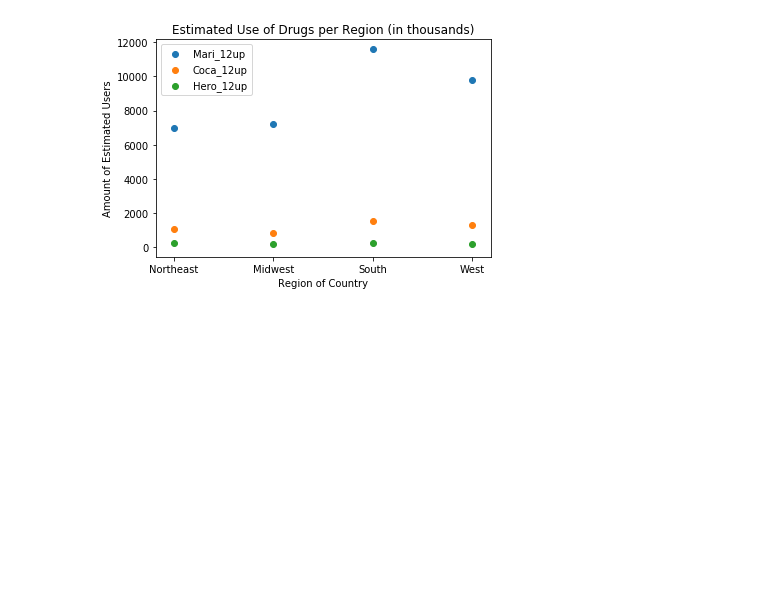
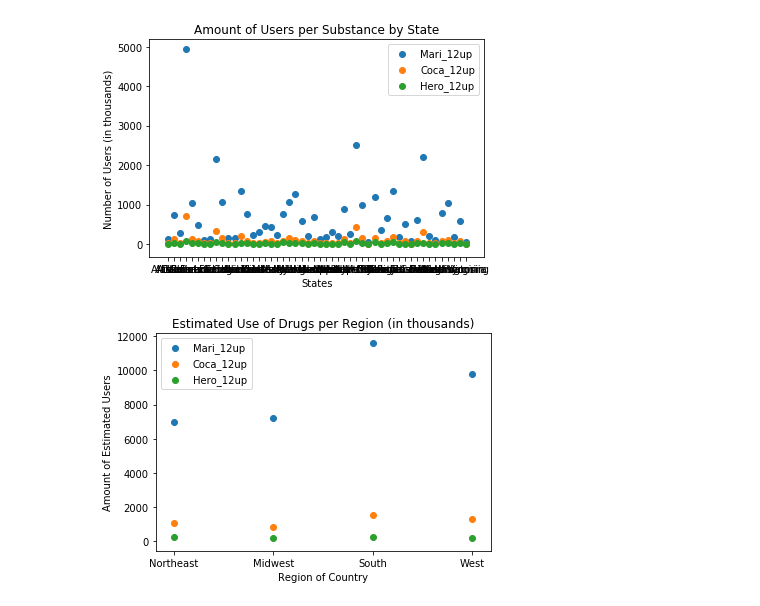
Before and after one commit to AMacLeodd/bootcamp, a Jupyter notebook: Drug_Abuse_in_the_United_States.ipynb, the cells around one changed output. Drawn from its saved outputs; the diff is of its cells as text; code cells hidden in the pictures; blank space fills up the shorter version.

```diff
--- a/Drug_Abuse_in_the_United_States.ipynb
+++ b/Drug_Abuse_in_the_United_States.ipynb
@@ -216,5 +215,18 @@ Warnings:
 [1] Standard Errors assume that the covariance matrix of the errors is correctly specified.
 [2] The condition number is large, 1.43e+03. This might indicate that there are
 strong multicollinearity or other numerical problems.
+# %%
+#Additional Graph for interpretation
+all_scat2 = pit.figure()
+pit.scatter(df2["State"], df2["Mari_12up"])
+pit.scatter(df2["State"], df2["Coca_12up"])
+pit.scatter(df2["State"], df2["Hero_12up"])
+pit.title("Amount of Users per Substance by State")
+pit.xlabel("States")
+pit.ylabel("Number of Users (in thousands)")
+pit.legend()
+pit.show()
+# %% [output]
+[figure, added]
 # %%
 #Scatterplot comparing drug use by region
```
Also changed, not shown: parts of 13 cells of this notebook.
